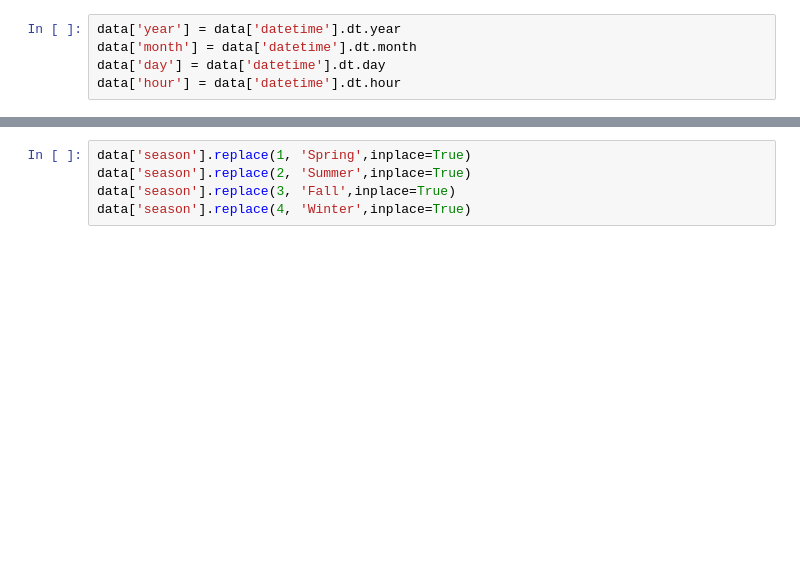
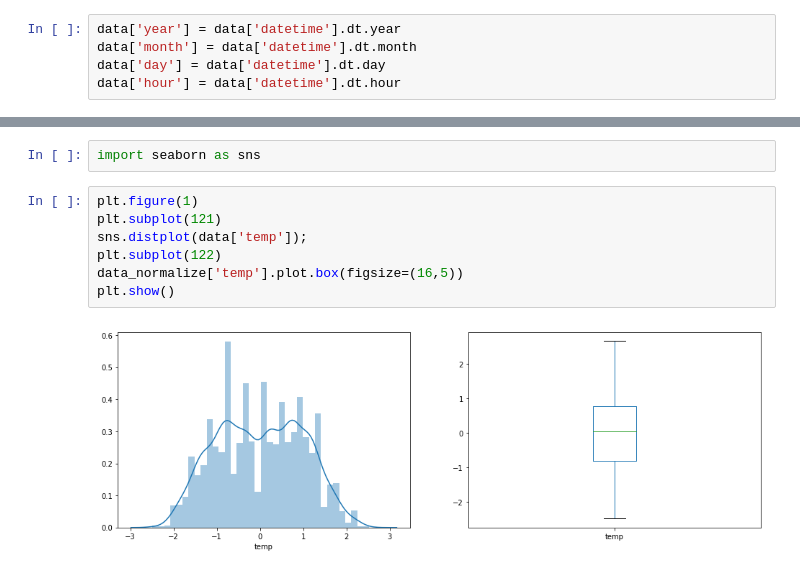
Before and after one commit to brontominds/bounce_demand, a Jupyter notebook: Bounce assignment.ipynb, the cells around one changed output, grey strips where cells are left out. Saved outputs shown, nothing was run; the diff lists cells and outputs as text; blank space fills up the shorter version.

```diff
--- a/Bounce assignment.ipynb
+++ b/Bounce assignment.ipynb
@@ -89,5 +111,11 @@ data.head()
-# %%
-data['season'].replace(1, 'Spring',inplace=True)
-data['season'].replace(2, 'Summer',inplace=True)
-data['season'].replace(3, 'Fall',inplace=True)
-data['season'].replace(4, 'Winter',inplace=True)
+# %%
+import seaborn as sns
+# %%
+plt.figure(1)
+plt.subplot(121)
+sns.distplot(data['temp']);
+plt.subplot(122)
+data_normalize['temp'].plot.box(figsize=(16,5))
+plt.show()
+# %% [output]
+[figure, added]
```
Also changed, not shown: parts of 39 cells of this notebook, 1 other file.
